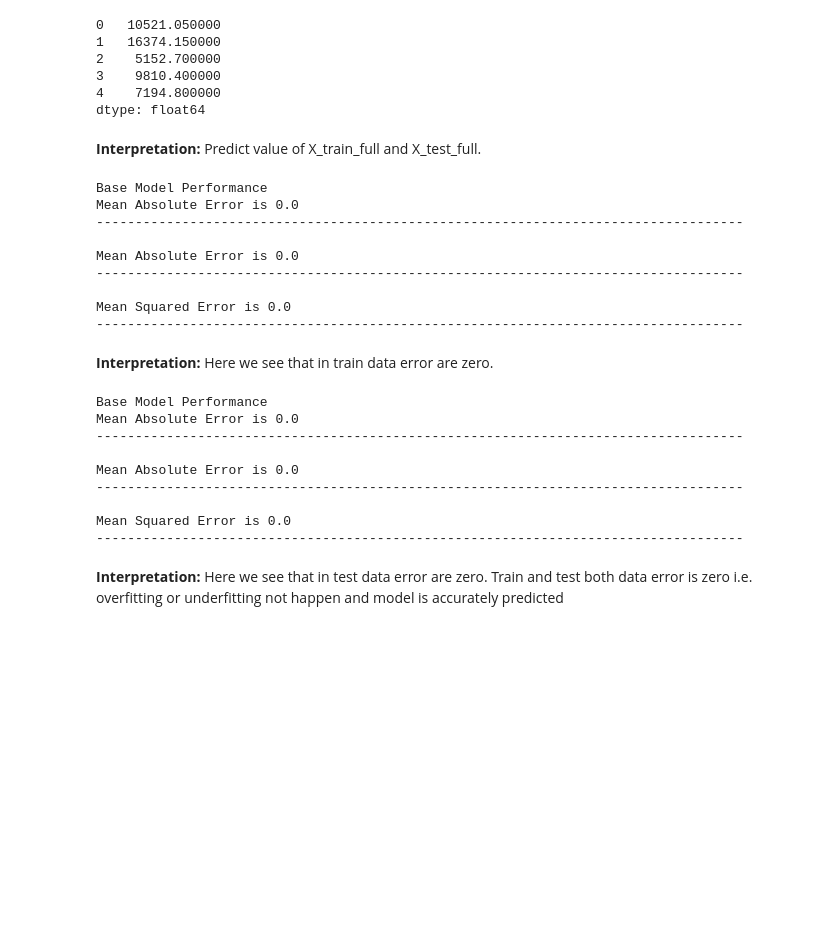
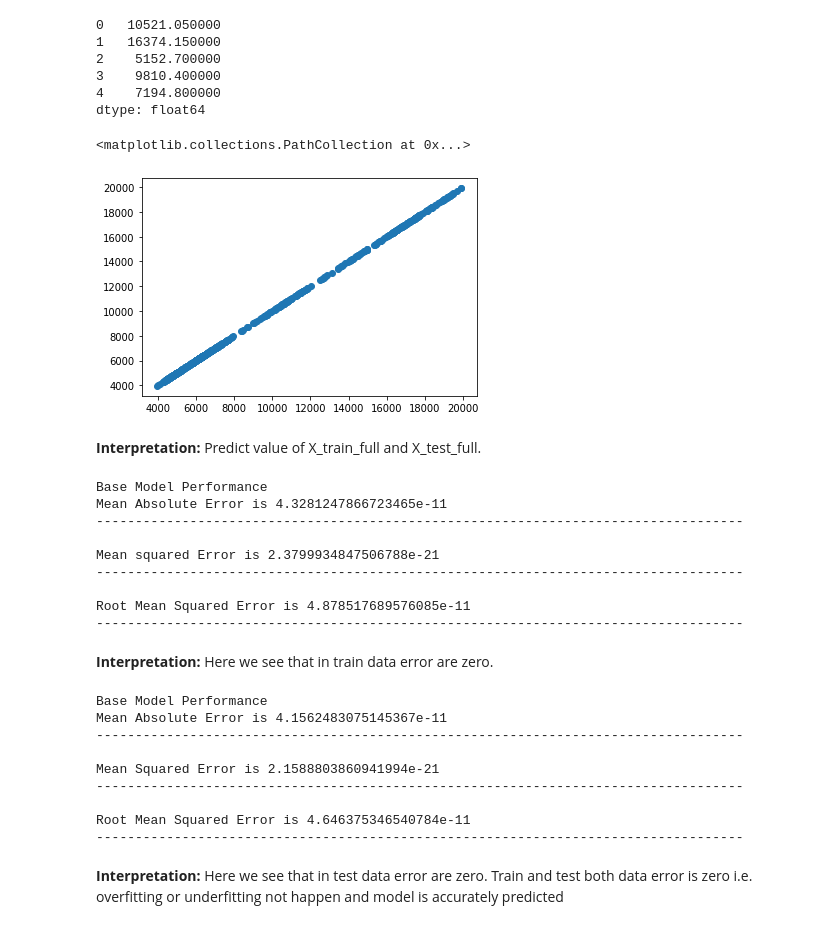
Before and after one commit to Dharvi2101/Nestle_Stoke_Price_Prediction, a Jupyter notebook: Nestle_Stock_Price_Prediction_Dharvi.ipynb, the cells around one changed output. Cells and saved outputs as stored; diff of their text form; code cells hidden in the pictures; blank space fills up the shorter version.

```diff
--- a/Nestle_Stock_Price_Prediction_Dharvi.ipynb
+++ b/Nestle_Stock_Price_Prediction_Dharvi.ipynb
@@ -511,6 +523,11 @@ test_predict.head()
 3    9810.400000
 4    7194.800000
 dtype: float64
+# %%
+plt.scatter(y_test_full,test_predict)
+# %% [output]
+<matplotlib.collections.PathCollection at 0x...>
+[figure, added]
 # %% [markdown]
 **Interpretation:** Predict value of X_train_full and X_test_full.
 # %%
@@ -520,28 +537,28 @@ print("Base Model Performance")
 
 from sklearn.metrics import mean_absolute_error
 MAE = mean_absolute_error(y_train_full,train_predict)
-print("Mean Absolute Error is",round(MAE,2))
+print("Mean Absolute Error is",MAE)
 print("-----------------------------------------------------------------------------------\n")
 
 # MSE (Mean Squared Error)
 from sklearn.metrics import mean_squared_error
 MSE = mean_squared_error(y_train_full,train_predict)
-print("Mean Absolute Error is",round(MSE,2))
+print("Mean squared Error is",MSE)
 print("-----------------------------------------------------------------------------------\n")
 
 # RMSE (Root Mean Squared Error)
 RMSE = np.sqrt(MSE)
-print("Mean Squared Error is", round(RMSE,2))
+print("Root Mean Squared Error is",RMSE)
 print("-----------------------------------------------------------------------------------\n")
 # %% [output]
 Base Model Performance
-Mean Absolute Error is 0.0
+Mean Absolute Error is 4.3281247866723465e-11
 -----------------------------------------------------------------------------------
 
-Mean Absolute Error is 0.0
+Mean squared Error is 2.3799934847506788e-21
 -----------------------------------------------------------------------------------
 
-Mean Squared Error is 0.0
+Root Mean Squared Error is 4.878517689576085e-11
 -----------------------------------------------------------------------------------
 # %% [markdown]
 **Interpretation:** Here we see that in train data error are zero.
@@ -552,28 +569,28 @@ print("Base Model Performance")
 
 from sklearn.metrics import mean_absolute_error
 MAE = mean_absolute_error(y_test_full,test_predict)
-print("Mean Absolute Error is",round(MAE,2))
+print("Mean Absolute Error is",MAE)
 print("-----------------------------------------------------------------------------------\n")
 
 # MSE (Mean Squared Error)
 from sklearn.metrics import mean_squared_error
 MSE = mean_squared_error(y_test_full,test_predict)
-print("Mean Absolute Error is",round(MSE,2))
+print("Mean Squared Error is",MSE)
 print("-----------------------------------------------------------------------------------\n")
 
 # RMSE (Root Mean Squared Error)
 RMSE = np.sqrt(MSE)
-print("Mean Squared Error is", round(RMSE,2))
+print("Root Mean Squared Error is", RMSE)
 print("-----------------------------------------------------------------------------------\n")
 # %% [output]
 Base Model Performance
-Mean Absolute Error is 0.0
+Mean Absolute Error is 4.1562483075145367e-11
 -----------------------------------------------------------------------------------
 
-Mean Absolute Error is 0.0
+Mean Squared Error is 2.1588803860941994e-21
 -----------------------------------------------------------------------------------
 
-Mean Squared Error is 0.0
+Root Mean Squared Error is 4.646375346540784e-11
 -----------------------------------------------------------------------------------
 # %% [markdown]
 **Interpretation:** Here we see that in test data error are zero. Train and test both data error is zero i.e. overfitting or underfitting not happen and model is accurately predicted
```
Also changed, not shown: parts of 22 cells of this notebook.
